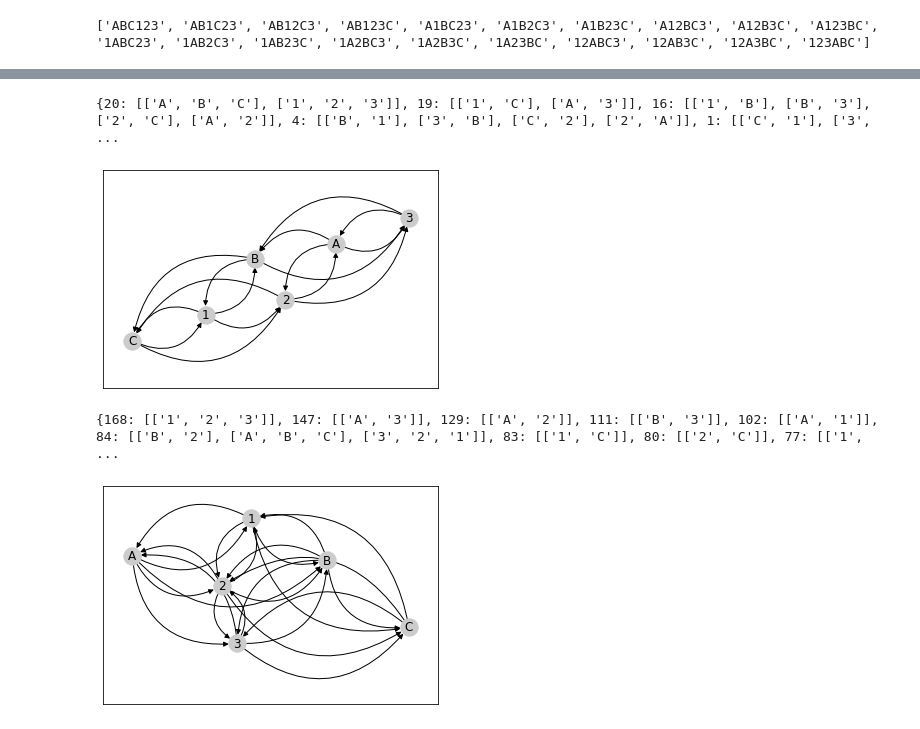
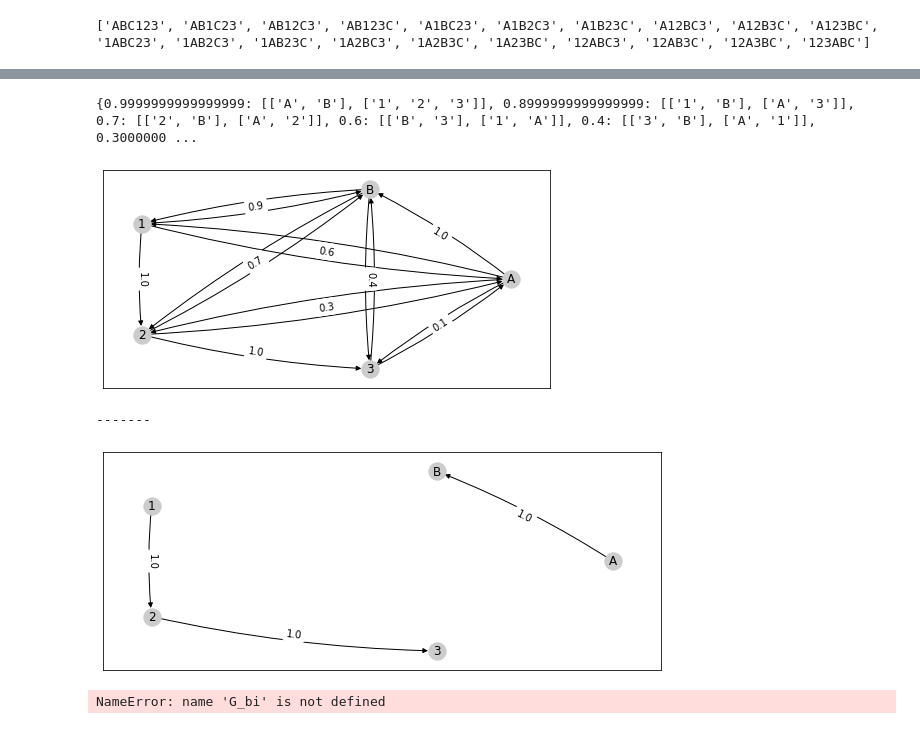
Before and after one commit to jpgil/logdelay, a Jupyter notebook: notebooks/2-structures/clique-discovery-doc.ipynb, the cells around one changed output, grey strips where cells are left out. Drawn from its saved outputs; the diff is of its cells as text; code cells hidden in the pictures.

Commit message:
almost almost working Graph Discovery

```diff
--- a/notebooks/2-structures/clique-discovery-doc.ipynb
+++ b/notebooks/2-structures/clique-discovery-doc.ipynb
@@ -8,30 +2,0 @@ import clique_discovery
-# %%
-# Function to calculate the cliques and GRAPH in one single line.
-def nice_graph(T):
-
-    def append_path(G, path, weight):
-        previous = path[0]
-        for node in path[1:]:
-            edges.append( (previous, node, {"weight":weight}) )
-            previous = node
-        G.add_edges_from(edges)
-
-
-
-    weighted_paths = clique_discovery.infer_paths_from_traces( T )
-    print(weighted_paths)
-    found_paths = {}
-    edges = []
-    G = nx.DiGraph()
-
-    # Check serial: solo disjuntos del mismo largo
-    for w in sorted(weighted_paths, reverse=True):
-        for path_w in weighted_paths[w]:
-            if w not in found_paths.keys():
-                found_paths[w] = []
-            if all( [ not set(path_w).intersection(set(z)) for z in found_paths[w] ] ):
-                append_path( G, path_w, w )
-
-    pos = nx.spring_layout(G)
-    nx.draw_networkx (G, pos, node_color="#cccccc", with_labels=True, connectionstyle='arc3, rad=0.5' )
-    plt.show()
@@ -180,7 +218,21 @@ Interleave("ABC", "123")
 # %%
-# Two Serials, perfectly interleaved
-interleaved_trace = [ list(x) for x in eval(str(Interleave("ABC", "123"))) ]
-nice_graph(interleaved_trace)
+# Two Serials, perfectly interleaved, different size
+interleaved_trace = [ list(x) for x in eval(str(Interleave("AB", "123"))) ]
+inferred_paths = clique_discovery.infer_paths_from_traces( interleaved_trace )
+
+nice_graph( inferred_paths )
+print("-------")
+
+
+untangled_graph( clique_discovery.minimally_connected_graph( inferred_paths ) )
+
+# inferred_paths
 # %% [output]
-{20: [['A', 'B', 'C'], ['1', '2', '3']], 19: [['1', 'C'], ['A', '3']], 16: [['1', 'B'], ['B', '3'], ['2', 'C'], ['A', '2']], 4: [['B', '1'], ['3', 'B'], ['C', '2'], ['2', 'A']], 1: [['C', '1'], ['3',  ...
+{0.9999999999999999: [['A', 'B'], ['1', '2', '3']], 0.8999999999999999: [['1', 'B'], ['A', '3']], 0.7: [['2', 'B'], ['A', '2']], 0.6: [['B', '3'], ['1', 'A']], 0.4: [['3', 'B'], ['A', '1']], 0.3000000 ...
-[figure, old version]
+[figure, new version]
+-------
+[figure, added]
+# %%
+G, loopweights = clique_discovery.remove_serial_cycles(G, G_bi)
+# %% [output]
+NameError: name 'G_bi' is not defined
@@ -187,7 +252,7 @@ nice_graph(interleaved_trace)
 # %%
 # Serial and loop, in parallel
-interleaved_trace = [ list(x) for x in eval(str(Interleave("ABC", "123123"))) ]
-nice_graph(interleaved_trace)
+interleaved_trace = [ list(x) for x in eval(str(Interleave("123123", "ABCD"))) ]
+inferred_paths = clique_discovery.infer_paths_from_traces( interleaved_trace )
+
+nice_graph( inferred_paths )
+print("-------")
-# %% [output]
-{168: [['1', '2', '3']], 147: [['A', '3']], 129: [['A', '2']], 111: [['B', '3']], 102: [['A', '1']], 84: [['B', '2'], ['A', 'B', 'C'], ['3', '2', '1']], 83: [['1', 'C']], 80: [['2', 'C']], 77: [['1',  ...
-[figure, removed]
```
Also changed, not shown: parts of 34 cells of this notebook, 4 other files.
